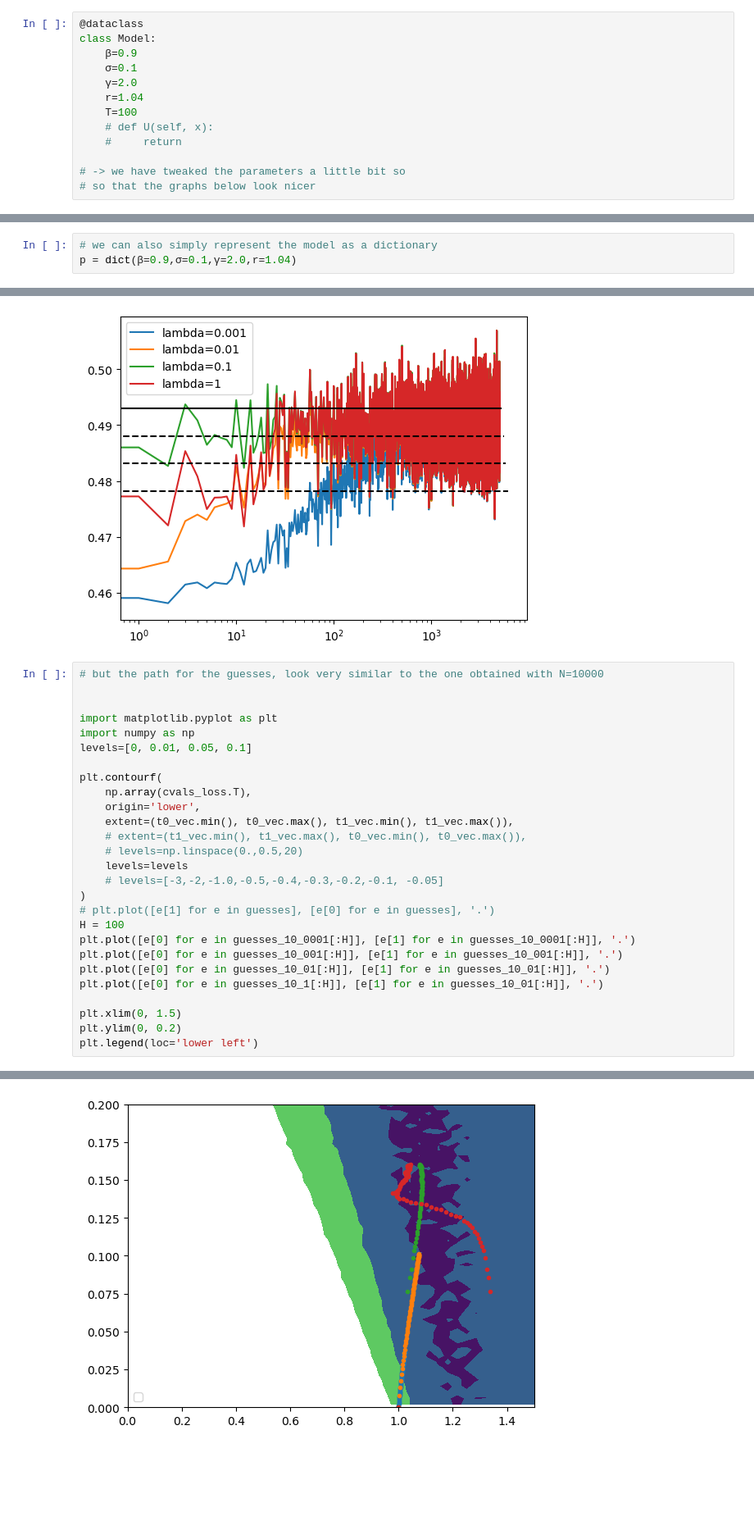
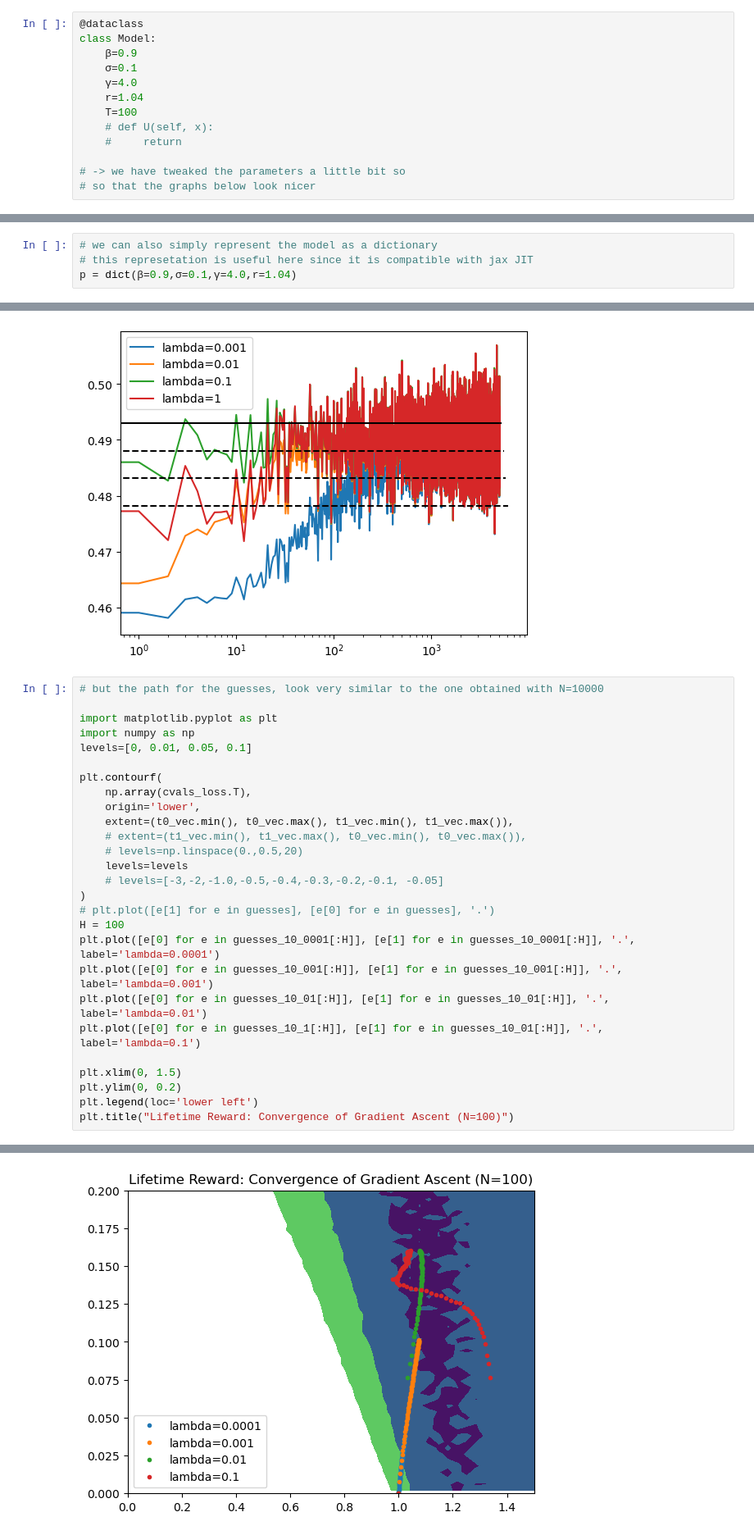
Before and after one commit to albop/bbank_ce_2024, a Jupyter notebook: corrections/lifetime_reward.ipynb, the cells around one changed output, grey strips where cells are left out. Shown at 82% size. Saved outputs shown, nothing was run; the diff lists cells and outputs as text; blank space fills up the shorter version.

```diff
--- a/corrections/lifetime_reward.ipynb
+++ b/corrections/lifetime_reward.ipynb
@@ -64,7 +75,7 @@ from dataclasses import dataclass
 class Model:
     β=0.9
     σ=0.1
-    γ=2.0
+    γ=4.0
     r=1.04
     T=100
     # def U(self, x):
@@ -76,7 +87,8 @@ class Model:
 m = Model()
 # %%
 # we can also simply represent the model as a dictionary
-p = dict(β=0.9,σ=0.1,γ=2.0,r=1.04)
+# this represetation is useful here since it is compatible with jax JIT
+p = dict(β=0.9,σ=0.1,γ=4.0,r=1.04)
 # %% [markdown]
 <span class="theorem-title">**Exercise 2**</span> Define simple rule
 fonction `consumption(w: float, θ_0:float, θ_1:float, p:Model)->float`
@@ -594,7 +605,6 @@ ax.set_xscale('log')
 [figure]
 # %%
 # but the path for the guesses, look very similar to the one obtained with N=10000
-
 
 import matplotlib.pyplot as plt
 import numpy as np
@@ -611,12 +621,13 @@ plt.contourf(
 )
 # plt.plot([e[1] for e in guesses], [e[0] for e in guesses], '.')
 H = 100
-plt.plot([e[0] for e in guesses_10_0001[:H]], [e[1] for e in guesses_10_0001[:H]], '.')
-plt.plot([e[0] for e in guesses_10_001[:H]], [e[1] for e in guesses_10_001[:H]], '.')
-plt.plot([e[0] for e in guesses_10_01[:H]], [e[1] for e in guesses_10_01[:H]], '.')
-plt.plot([e[0] for e in guesses_10_1[:H]], [e[1] for e in guesses_10_01[:H]], '.')
+plt.plot([e[0] for e in guesses_10_0001[:H]], [e[1] for e in guesses_10_0001[:H]], '.', label='lambda=0.0001')
+plt.plot([e[0] for e in guesses_10_001[:H]], [e[1] for e in guesses_10_001[:H]], '.', label='lambda=0.001')
+plt.plot([e[0] for e in guesses_10_01[:H]], [e[1] for e in guesses_10_01[:H]], '.', label='lambda=0.01')
+plt.plot([e[0] for e in guesses_10_1[:H]], [e[1] for e in guesses_10_01[:H]], '.', label='lambda=0.1')
 
 plt.xlim(0, 1.5)
 plt.ylim(0, 0.2)
 plt.legend(loc='lower left')
+plt.title("Lifetime Reward: Convergence of Gradient Ascent (N=100)")
 # %% [output]
@@ -624,2 +635,2 @@ plt.legend(loc='lower left')
-[figure, old version]
+[figure, new version]
 # %%
```
Also changed, not shown: parts of 25 cells of this notebook, 9 other files.
